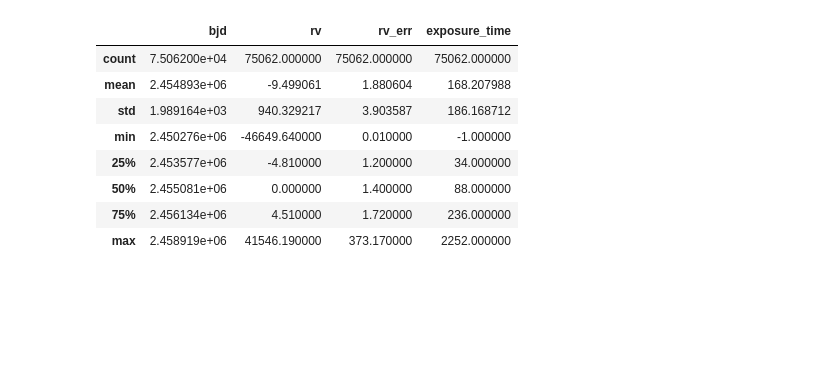
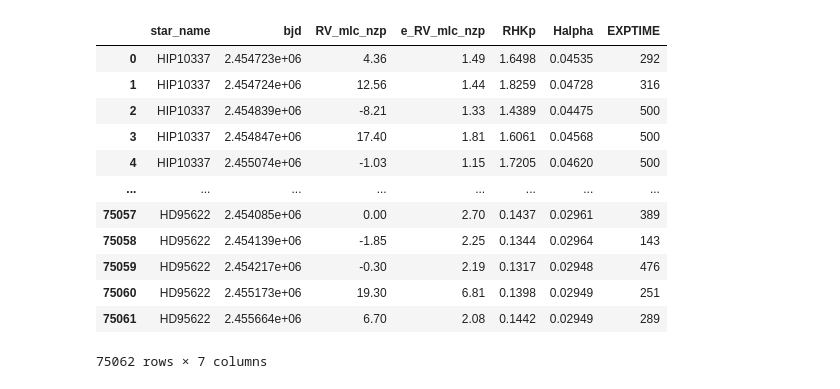
Before and after one commit to MaanavN/ML-Exoplanet-Detection-Research, a Jupyter notebook: data_prep.ipynb, the cells around one changed output. Cells and saved outputs as stored; diff of their text form; code cells hidden in the pictures; blank space fills up the shorter version.

```diff
--- a/data_prep.ipynb
+++ b/data_prep.ipynb
@@ -50,46 +68,52 @@ rows = []
 
 # Process each .vels file
 # File format: 7 columns per line — BJD, RV, RV_err, S-index, H-index, photon_count, exposure_time
 # We only keep the 4 columns shared with HARPS (plus star_name)
 for filename in os.listdir(directory):
     if filename.endswith('.vels'):
         star_name = filename.replace('_KECK.vels', '')
         filepath = directory / filename
 
         with open(filepath, 'r') as f:
             for line in f:
                 line = line.strip()
                 if not line:
                     continue
 
                 values = line.split()
                 if len(values) != 7:
                     continue  # Skip malformed lines
 
                 row = {
                     'star_name': star_name,
                     'bjd': float(values[0]),
-                    'rv': float(values[1]),
-                    'rv_err': float(values[2]),
+                    'RV_mlc_nzp': float(values[1]),
+                    'e_RV_mlc_nzp': float(values[2]),
+                    'RHKp': float(values[3]),
+                    'Halpha': float(values[4]),
                     # values[3] = S-index (HIRES-only, skip)
                     # values[4] = H-index (HIRES-only, skip)
                     # values[5] = photon_count (HIRES-only, skip)
-                    'exposure_time': int(values[6])
+                    'EXPTIME': int(values[6])
                 }
                 rows.append(row)
 
 hires_df = pd.DataFrame(rows)
-hires_df.describe()
+hires_df
 # %% [output]
-|  | bjd | rv | rv_err | exposure_time |
-| count | 7.506200e+04 | 75062.000000 | 75062.000000 | 75062.000000 |
-| mean | 2.454893e+06 | -9.499061 | 1.880604 | 168.207988 |
-| std | 1.989164e+03 | 940.329217 | 3.903587 | 186.168712 |
-| min | 2.450276e+06 | -46649.640000 | 0.010000 | -1.000000 |
-| 25% | 2.453577e+06 | -4.810000 | 1.200000 | 34.000000 |
-| 50% | 2.455081e+06 | 0.000000 | 1.400000 | 88.000000 |
-| 75% | 2.456134e+06 | 4.510000 | 1.720000 | 236.000000 |
-| max | 2.458919e+06 | 41546.190000 | 373.170000 | 2252.000000 |
+|  | star_name | bjd | RV_mlc_nzp | e_RV_mlc_nzp | RHKp | Halpha | EXPTIME |
+| 0 | HIP10337 | 2.454723e+06 | 4.36 | 1.49 | 1.6498 | 0.04535 | 292 |
+| 1 | HIP10337 | 2.454724e+06 | 12.56 | 1.44 | 1.8259 | 0.04728 | 316 |
+| 2 | HIP10337 | 2.454839e+06 | -8.21 | 1.33 | 1.4389 | 0.04475 | 500 |
+| 3 | HIP10337 | 2.454847e+06 | 17.40 | 1.81 | 1.6061 | 0.04568 | 500 |
+| 4 | HIP10337 | 2.455074e+06 | -1.03 | 1.15 | 1.7205 | 0.04620 | 500 |
+| ... | ... | ... | ... | ... | ... | ... | ... |
+| 75057 | HD95622 | 2.454085e+06 | 0.00 | 2.70 | 0.1437 | 0.02961 | 389 |
+| 75058 | HD95622 | 2.454139e+06 | -1.85 | 2.25 | 0.1344 | 0.02964 | 143 |
+| 75059 | HD95622 | 2.454217e+06 | -0.30 | 2.19 | 0.1317 | 0.02948 | 476 |
+| 75060 | HD95622 | 2.455173e+06 | 19.30 | 6.81 | 0.1398 | 0.02949 | 251 |
+| 75061 | HD95622 | 2.455664e+06 | 6.70 | 2.08 | 0.1442 | 0.02949 | 289 |
+75062 rows × 7 columns
 # %%
 harps_stars = []
 for name in list(set(list(harps_df['star_name']))):
```
Also changed, not shown: parts of 10 cells of this notebook, 2 other files.
